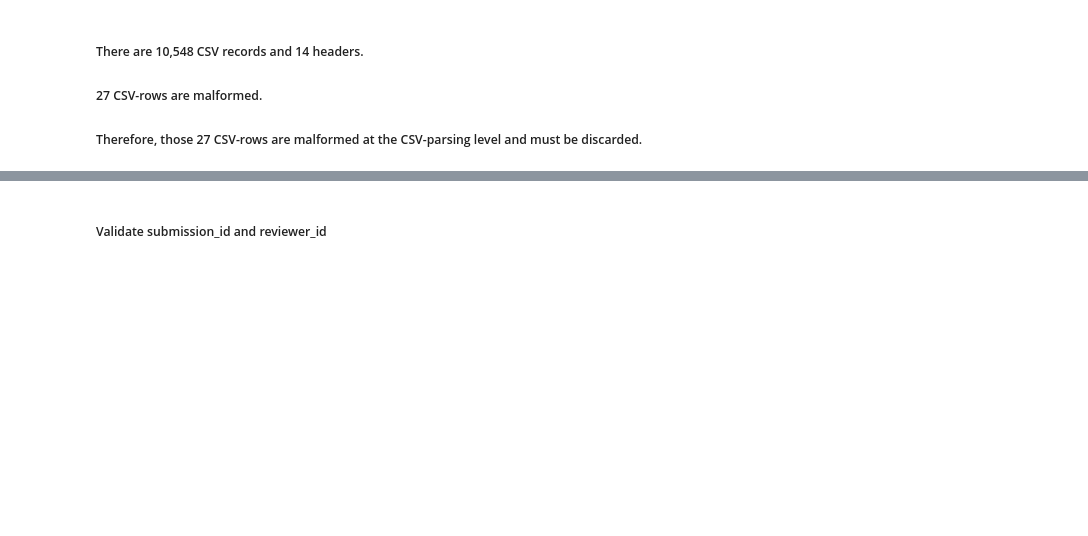
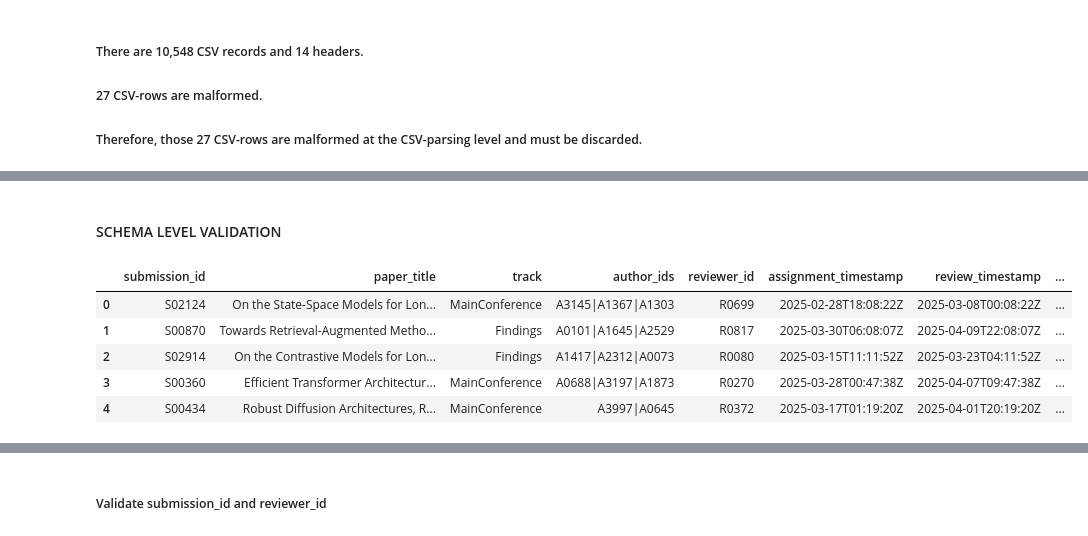
Before and after one commit to adeakinwe/Automated-Review-Pipeline, a Jupyter notebook: peer_review_data_wrangling.ipynb, the cells around one changed output, grey strips where cells are left out. Saved outputs shown, nothing was run; the diff lists cells and outputs as text; code cells hidden in the pictures; blank space fills up the shorter version.

Commit message:
extract clean data

```diff
--- a/peer_review_data_wrangling.ipynb
+++ b/peer_review_data_wrangling.ipynb
@@ -76,6 +76,0 @@ len(malformed_csv_rows)
-# %%
-for item in malformed_csv_rows[:5]:
-    print("CSV record:", item["csv_row"])
-    print("Field count:", item["field_count"])
-    print("Fields:", item["row"])
-    print("-" * 80)
@@ -88,6 +76,0 @@ Counter(item["field_count"] for item in malformed_csv_rows)
-# %%
-for item in malformed_csv_rows:
-    print("CSV record:", item["csv_row"])
-    print("Field count:", item["field_count"])
-    print(item["row"])
-    print()
@@ -97,0 +77,10 @@ df.shape
+# %%
+df = pd.DataFrame(
+    [item["row"] for item in csv_valid_rows],
+    columns=header
+)
+
+df["line_number"] = [
+    item["line_number"]
+    for item in csv_valid_rows
+]
@@ -98,2 +100,13 @@ df.shape
+# %% [markdown]
+#### SCHEMA LEVEL VALIDATION
+# %%
+df.head()
+# %% [output]
+|  | submission_id | paper_title | track | author_ids | reviewer_id | assignment_timestamp | review_timestamp | ... |
+| 0 | S02124 | On the State-Space Models for Lon... | MainConference | A3145|A1367|A1303 | R0699 | 2025-02-28T18:08:22Z | 2025-03-08T00:08:22Z | ... |
+| 1 | S00870 | Towards Retrieval-Augmented Metho... | Findings | A0101|A1645|A2529 | R0817 | 2025-03-30T06:08:07Z | 2025-04-09T22:08:07Z | ... |
+| 2 | S02914 | On the Contrastive Models for Lon... | Findings | A1417|A2312|A0073 | R0080 | 2025-03-15T11:11:52Z | 2025-03-23T04:11:52Z | ... |
+| 3 | S00360 | Efficient Transformer Architectur... | MainConference | A0688|A3197|A1873 | R0270 | 2025-03-28T00:47:38Z | 2025-04-07T09:47:38Z | ... |
+| 4 | S00434 | Robust Diffusion Architectures, R... | MainConference | A3997|A0645 | R0372 | 2025-03-17T01:19:20Z | 2025-04-01T20:19:20Z | ... |
 # %%
 df.info()
```
Also changed, not shown: parts of 92 cells of this notebook, 1 other file.
